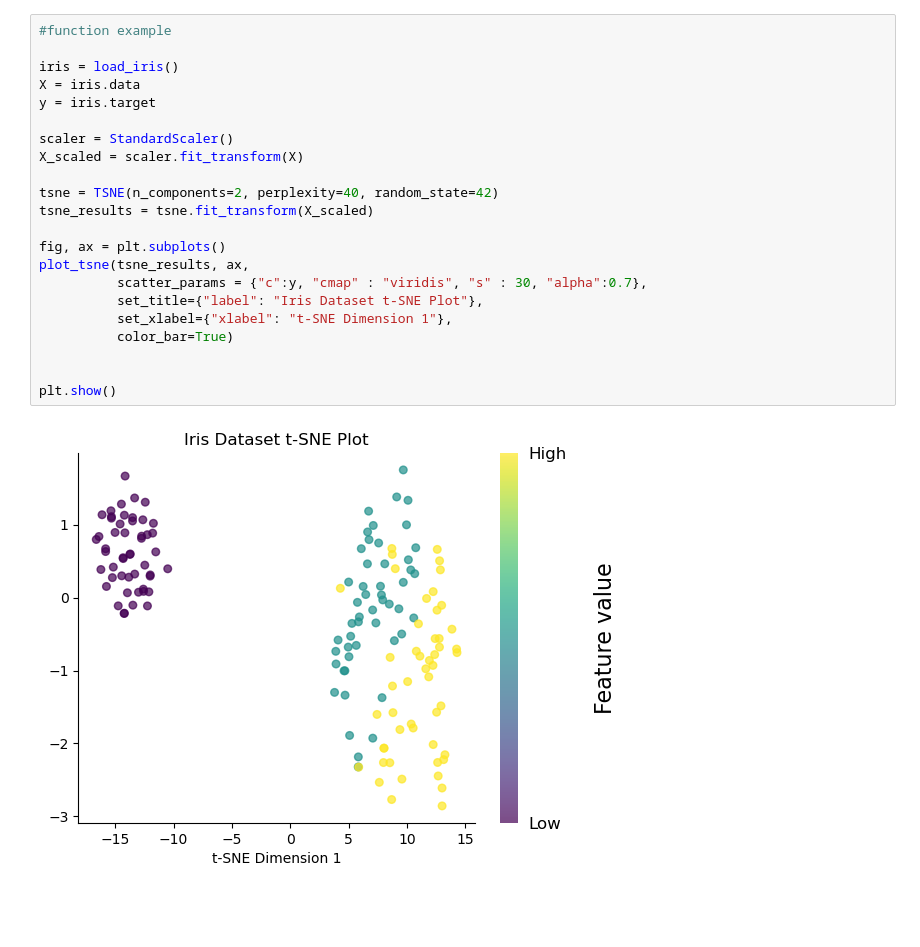
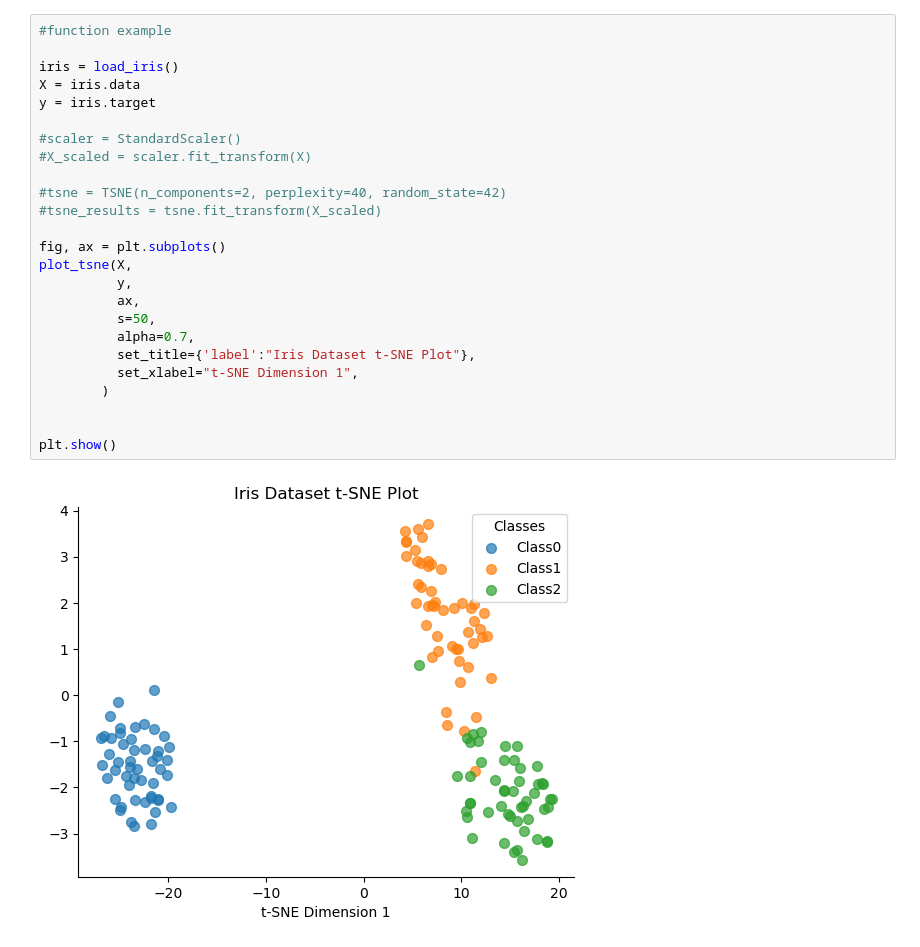
Before and after one commit to yyunchieh/yunchieh_plotlib, a Jupyter notebook: t-SNE_function.ipynb, the cells around one changed output. Saved outputs shown, nothing was run; the diff lists cells and outputs as text; blank space fills up the shorter version.

```diff
--- a/t-SNE_function.ipynb
+++ b/t-SNE_function.ipynb
@@ -44,24 +71,27 @@ def plot_tsne(tsne_results, ax, **kwargs):
 # %%
 #function example
 
 iris = load_iris()
 X = iris.data
 y = iris.target
 
-scaler = StandardScaler()
-X_scaled = scaler.fit_transform(X)
+#scaler = StandardScaler()
+#X_scaled = scaler.fit_transform(X)
 
-tsne = TSNE(n_components=2, perplexity=40, random_state=42)
-tsne_results = tsne.fit_transform(X_scaled)
+#tsne = TSNE(n_components=2, perplexity=40, random_state=42)
+#tsne_results = tsne.fit_transform(X_scaled)
 
 fig, ax = plt.subplots()
-plot_tsne(tsne_results, ax,
-          scatter_params = {"c":y, "cmap" : "viridis", "s" : 30, "alpha":0.7},
-          set_title={"label": "Iris Dataset t-SNE Plot"},
-          set_xlabel={"xlabel": "t-SNE Dimension 1"},
-          color_bar=True)
+plot_tsne(X,
+          y,
+          ax,
+          s=50,
+          alpha=0.7,
+          set_title={'label':"Iris Dataset t-SNE Plot"},
+          set_xlabel="t-SNE Dimension 1",
+        )
 
 
 plt.show()
 # %% [output]
-[figure, old version]
+[figure, new version]
```
Also changed, not shown: parts of 1 cell of this notebook, 5 other files.
